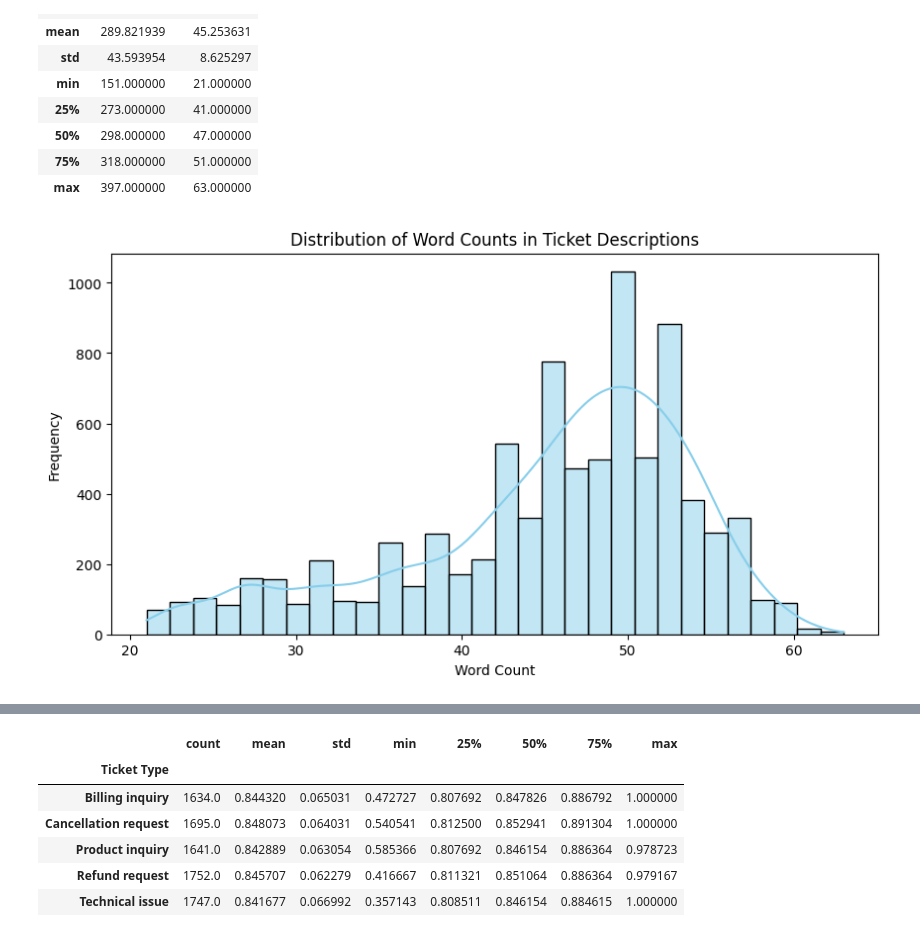
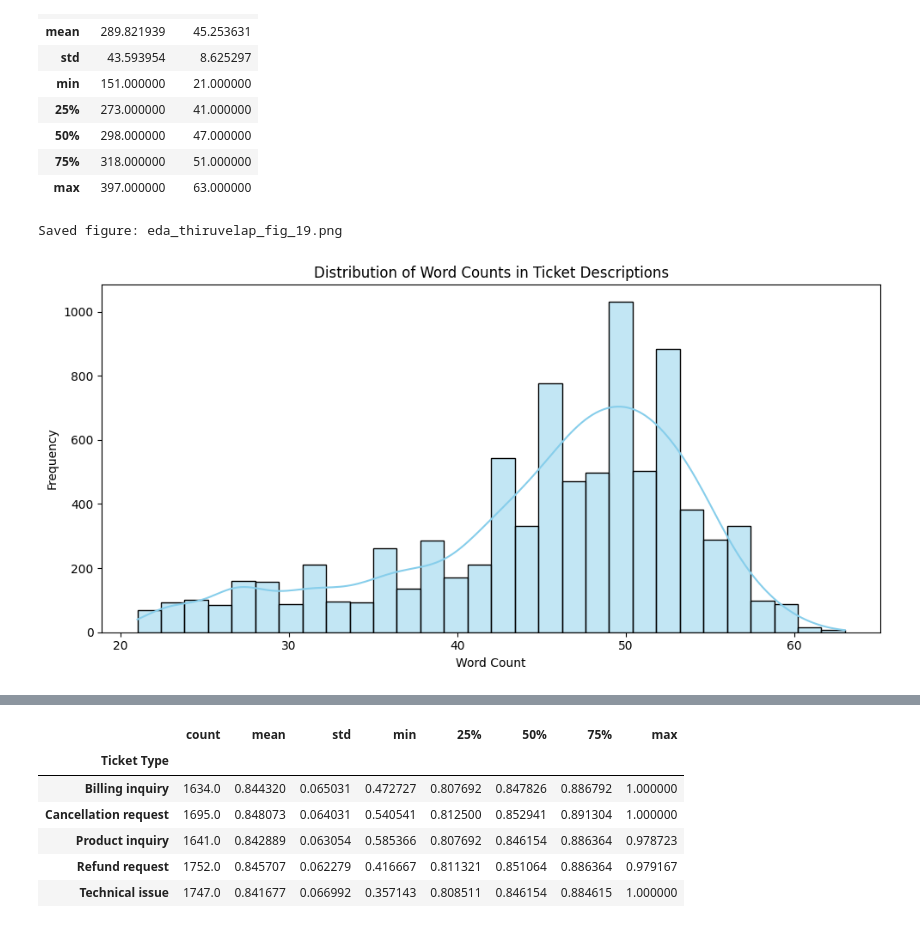
Before and after one commit to Thiruvel-AP/TextAnalytics, a Jupyter notebook: notebooks/01_eda/EDA-ThiruvelAP.ipynb, the cells around one changed output, grey strips where cells are left out. Saved outputs shown, nothing was run; the diff lists cells and outputs as text; code cells hidden in the pictures.

```diff
--- a/notebooks/01_eda/EDA-ThiruvelAP.ipynb
+++ b/notebooks/01_eda/EDA-ThiruvelAP.ipynb
@@ -79,3 +89,13 @@ from collections import Counter
 from nltk.stem import WordNetLemmatizer
 from nltk.util import ngrams
 from gensim.parsing.preprocessing import STOPWORDS
+
+# Setup directories for saving outputs - use same method as cell 1 for consistency
+root_path = os.path.abspath(os.path.join(os.getcwd(), '..', '..'))
+reports_dir = os.path.join(os.path.dirname(os.path.abspath('__file__')), 'reports')
+figures_dir = os.path.join(reports_dir, 'figures')
+tables_dir = os.path.join(reports_dir, 'tables')
+os.makedirs(figures_dir, exist_ok=True)
+os.makedirs(tables_dir, exist_ok=True)
+print(f"Figures will be saved to: {figures_dir}")
+print(f"Tables will be saved to: {tables_dir}")
@@ -421,13 +524,23 @@ display(df[['desc_len', 'word_count']].describe())
 # %%
 # Visualize the distribution of ticket lengths
 plt.figure(figsize=(10, 5))
 sns.histplot(df['word_count'], bins=30, kde=True, color='skyblue')
 plt.title('Distribution of Word Counts in Ticket Descriptions')
 plt.xlabel('Word Count')
 plt.ylabel('Frequency')
+plt.tight_layout()
+plt.savefig(os.path.join(figures_dir, 'eda_thiruvelap_wordcount_distribution.png'), dpi=300, bbox_inches='tight')
+
+# Save figure
+if not os.path.exists(figures_dir):
+    os.makedirs(figures_dir, exist_ok=True)
+plt.savefig(os.path.join(figures_dir, 'eda_thiruvelap_fig_19.png'), dpi=300, bbox_inches='tight')
+print(f"Saved figure: eda_thiruvelap_fig_19.png")
+
 plt.show()
 # %% [output]
+Saved figure: eda_thiruvelap_fig_19.png
-[figure, old version]
+[figure, new version]
 # %%
 # Distribution of words respect to the ticket type
 plt.figure(figsize=(12, 6))
```
Also changed, not shown: parts of 11 cells of this notebook, 13 other files.
